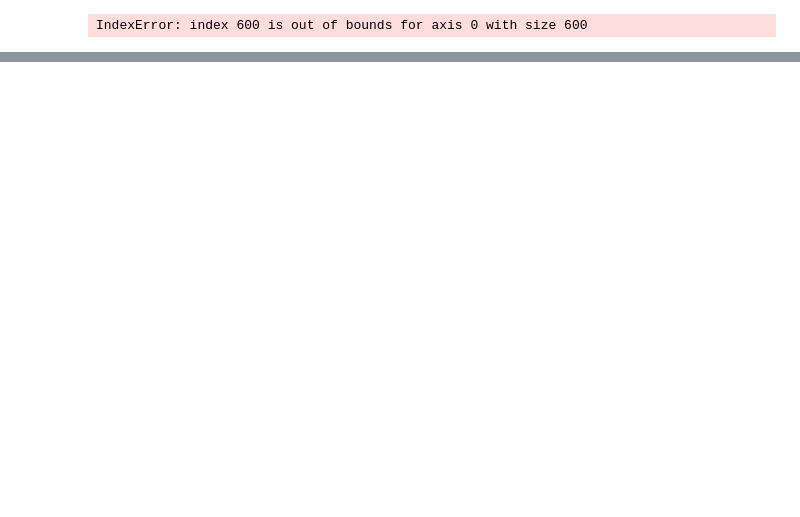
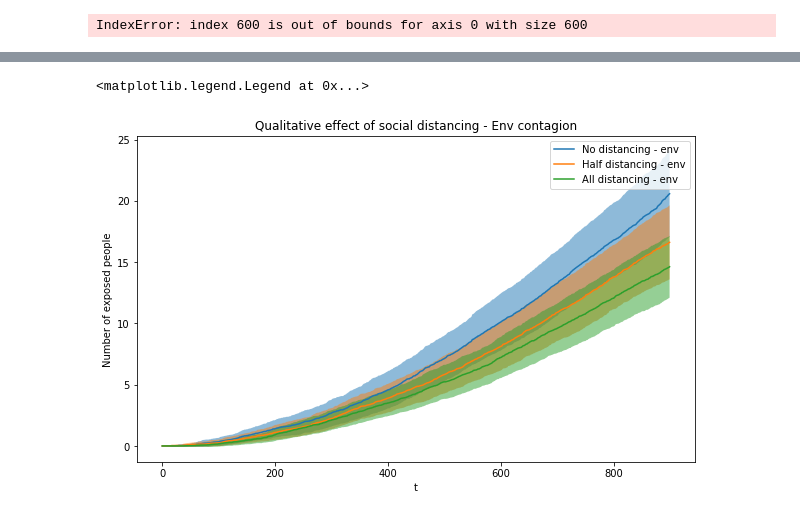
Before and after one commit to ialireza13/Episterian, a Jupyter notebook: Animator.ipynb, the cells around one changed output, grey strips where cells are left out. Cells and saved outputs as stored; diff of their text form; code cells hidden in the pictures; blank space fills up the shorter version.

```diff
--- a/Animator.ipynb
+++ b/Animator.ipynb
@@ -77,3 +128,16 @@ ani.save( file_name, dpi=dpi, writer = writer)
 file_name
 # %% [output]
 IndexError: index 600 is out of bounds for axis 0 with size 600
+# %%
+no_dist = np.load('Results/Trial 8 - Pedestrian/no dist.npy')
+half_dist = np.load('Results/Trial 8 - Pedestrian/half dist.npy')
+all_dist = np.load('Results/Trial 8 - Pedestrian/all dist.npy')
+# %%
+no_dist_mean = np.mean(no_dist, axis=0)
+no_dist_std = np.std(no_dist, axis=0)
+
+half_dist_mean = np.mean(half_dist, axis=0)
+half_dist_std = np.std(half_dist, axis=0)
+
+all_dist_mean = np.mean(all_dist, axis=0)
+all_dist_std = np.std(all_dist, axis=0)
@@ -79,0 +186,42 @@ IndexError: index 600 is out of bounds for axis 0 with size 600
+# %%
+fig, ax = plt.subplots(figsize=(15, 8))
+ax.set_xlabel("t")
+ax.set_ylabel("Number of exposed people")
+ax.set_title("Qualitative effect of social distancing - Env contagion")
+t = np.arange(900)
+
+# ts = no_dist_mean[0,:]
+# errors = no_dist_std[0,:]
+# plt.plot(t, ts, label='No distancing - per')
+# ax.fill_between(t, ts+errors/2, ts-errors/2, alpha=0.5)
+
+ts = no_dist_mean[1,:]
+errors = no_dist_std[1,:]
+plt.plot(t, ts, label='No distancing - env')
+ax.fill_between(t, ts+errors/2, ts-errors/2, alpha=0.5)
+
+# ts = half_dist_mean[0,:]
+# errors = half_dist_std[0,:]
+# plt.plot(t, ts, label='Half distancing - per')
+# ax.fill_between(t, ts+errors/2, ts-errors/2, alpha=0.5)
+
+ts = half_dist_mean[1,:]
+errors = half_dist_std[1,:]
+plt.plot(t, ts, label='Half distancing - env')
+ax.fill_between(t, ts+errors/2, ts-errors/2, alpha=0.5)
+
+# ts = all_dist_mean[0,:]
+# errors = all_dist_std[0,:]
+# plt.plot(t, ts, label='All distancing - per')
+# ax.fill_between(t, ts+errors/2, ts-errors/2, alpha=0.5)
+
+ts = all_dist_mean[1,:]
+errors = all_dist_std[1,:]
+plt.plot(t, ts, label='All distancing - env')
+ax.fill_between(t, ts+errors/2, ts-errors/2, alpha=0.5)
+
+
+plt.legend()
+# %% [output]
+<matplotlib.legend.Legend at 0x...>
+[figure, added]
```
Also changed, not shown: parts of 8 cells of this notebook.
